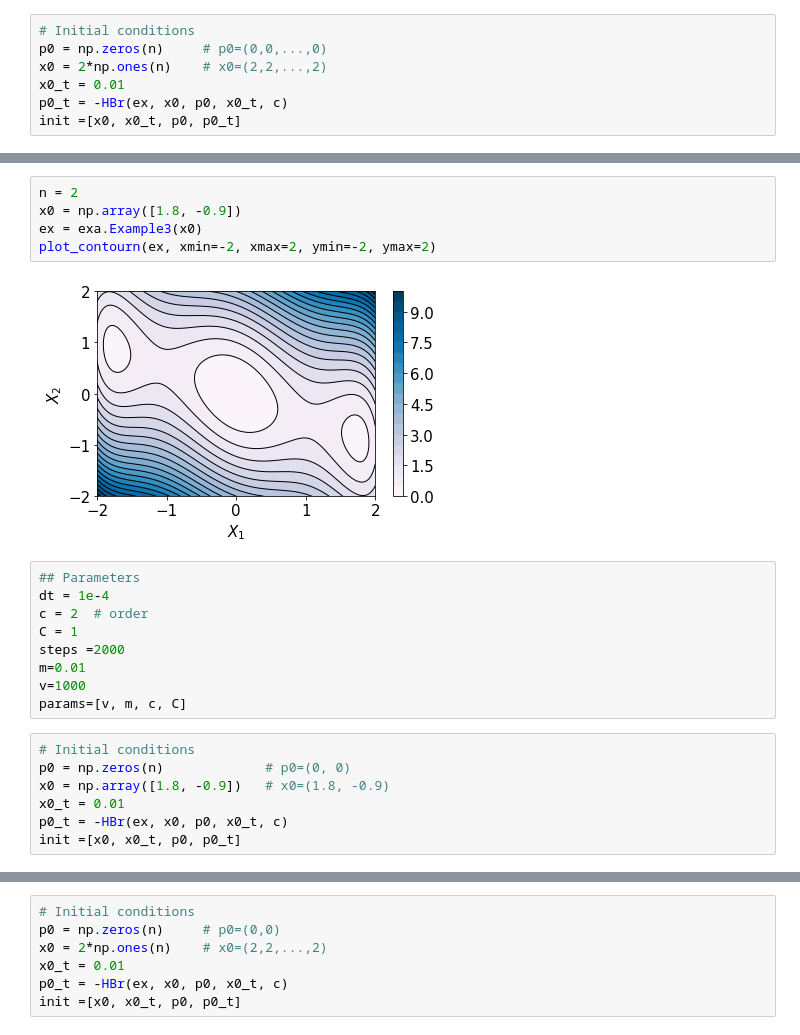
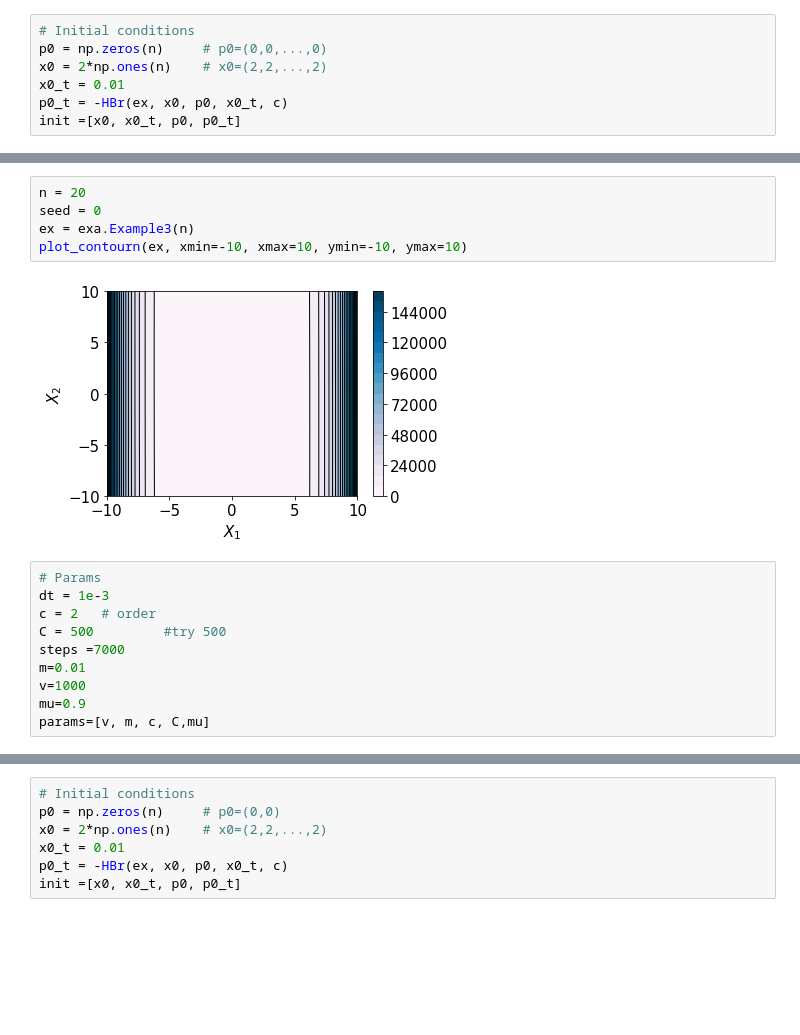
Before and after one commit to mdazatorres/Breg_dynamic_contact_algorithm, a Jupyter notebook: notebook examples/Bregman Examples.ipynb, the cells around one changed output, grey strips where cells are left out. Cells and saved outputs as stored; diff of their text form; blank space fills up the shorter version.

```diff
--- a/notebook examples/Bregman Examples.ipynb
+++ b/notebook examples/Bregman Examples.ipynb
@@ -160,23 +116,17 @@ In this case $x_0=(1.8,-0.9)$
 # %%
-n = 2
-x0 = np.array([1.8, -0.9])
-ex = exa.Example3(x0)
-plot_contourn(ex, xmin=-2, xmax=2, ymin=-2, ymax=2)
+n = 20
+seed = 0
+ex = exa.Example3(n)
+plot_contourn(ex, xmin=-10, xmax=10, ymin=-10, ymax=10)
 # %% [output]
-[figure, old version]
+[figure, new version]
 # %%
-## Parameters
-dt = 1e-4
-c = 2  # order
-C = 1
-steps =2000
+# Params
+dt = 1e-3
+c = 2   # order
+C = 500         #try 500
+steps =7000
 m=0.01
 v=1000
-params=[v, m, c, C]
+mu=0.9
+params=[v, m, c, C,mu]
-# %%
-# Initial conditions
-p0 = np.zeros(n)             # p0=(0, 0)
-x0 = np.array([1.8, -0.9])   # x0=(1.8, -0.9)
-x0_t = 0.01
-p0_t = -HBr(ex, x0, p0, x0_t, c)
-init =[x0, x0_t, p0, p0_t]
```
Also changed, not shown: parts of 69 cells of this notebook, 4 other files.
